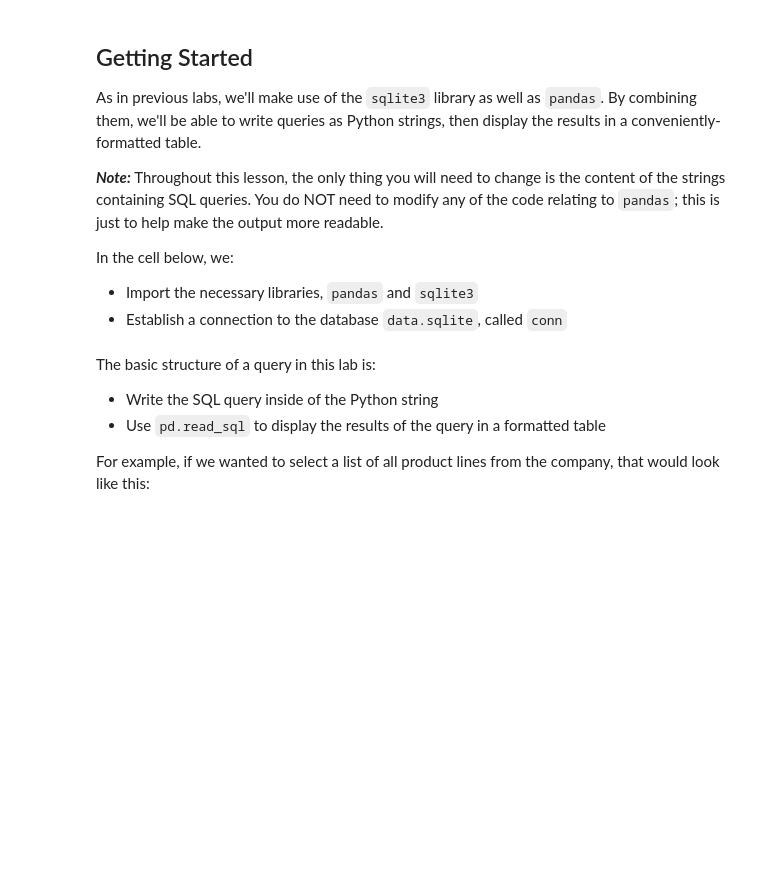
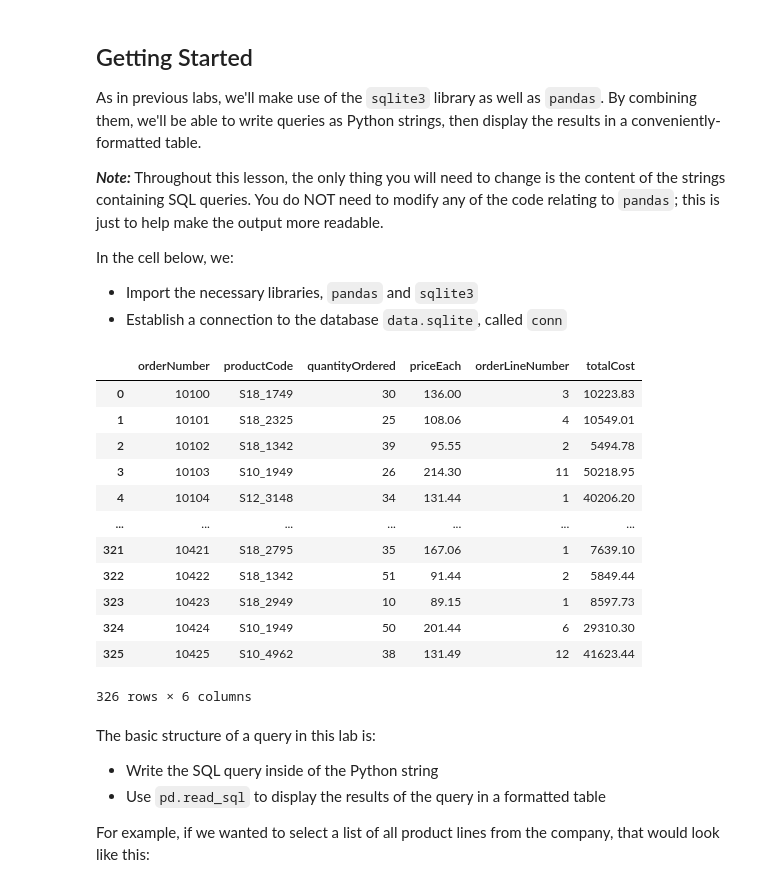
Before and after one commit to FerdinandBeaman/dsc-sql-lab, a Jupyter notebook: index.ipynb, the cells around one changed output. Drawn from its saved outputs; the diff is of its cells as text; code cells hidden in the pictures; blank space fills up the shorter version.

```diff
--- a/index.ipynb
+++ b/index.ipynb
@@ -43,6 +43,25 @@ In the cell below, we:
 
 * Import the necessary libraries, `pandas` and `sqlite3`
 * Establish a connection to the database `data.sqlite`, called `conn`
+# %%
+pd.read_sql("""SELECT *,
+FROM orderdetails
+GROUP BY orderNumber
+""",conn)
+# %% [output]
+|  | orderNumber | productCode | quantityOrdered | priceEach | orderLineNumber | totalCost |
+| 0 | 10100 | S18_1749 | 30 | 136.00 | 3 | 10223.83 |
+| 1 | 10101 | S18_2325 | 25 | 108.06 | 4 | 10549.01 |
+| 2 | 10102 | S18_1342 | 39 | 95.55 | 2 | 5494.78 |
+| 3 | 10103 | S10_1949 | 26 | 214.30 | 11 | 50218.95 |
+| 4 | 10104 | S12_3148 | 34 | 131.44 | 1 | 40206.20 |
+| ... | ... | ... | ... | ... | ... | ... |
+| 321 | 10421 | S18_2795 | 35 | 167.06 | 1 | 7639.10 |
+| 322 | 10422 | S18_1342 | 51 | 91.44 | 2 | 5849.44 |
+| 323 | 10423 | S18_2949 | 10 | 89.15 | 1 | 8597.73 |
+| 324 | 10424 | S10_1949 | 50 | 201.44 | 6 | 29310.30 |
+| 325 | 10425 | S10_4962 | 38 | 131.49 | 12 | 41623.44 |
+326 rows × 6 columns
 # %%
 # Run this cell without changes
 import sqlite3
```
Also changed, not shown: parts of 10 cells of this notebook.
